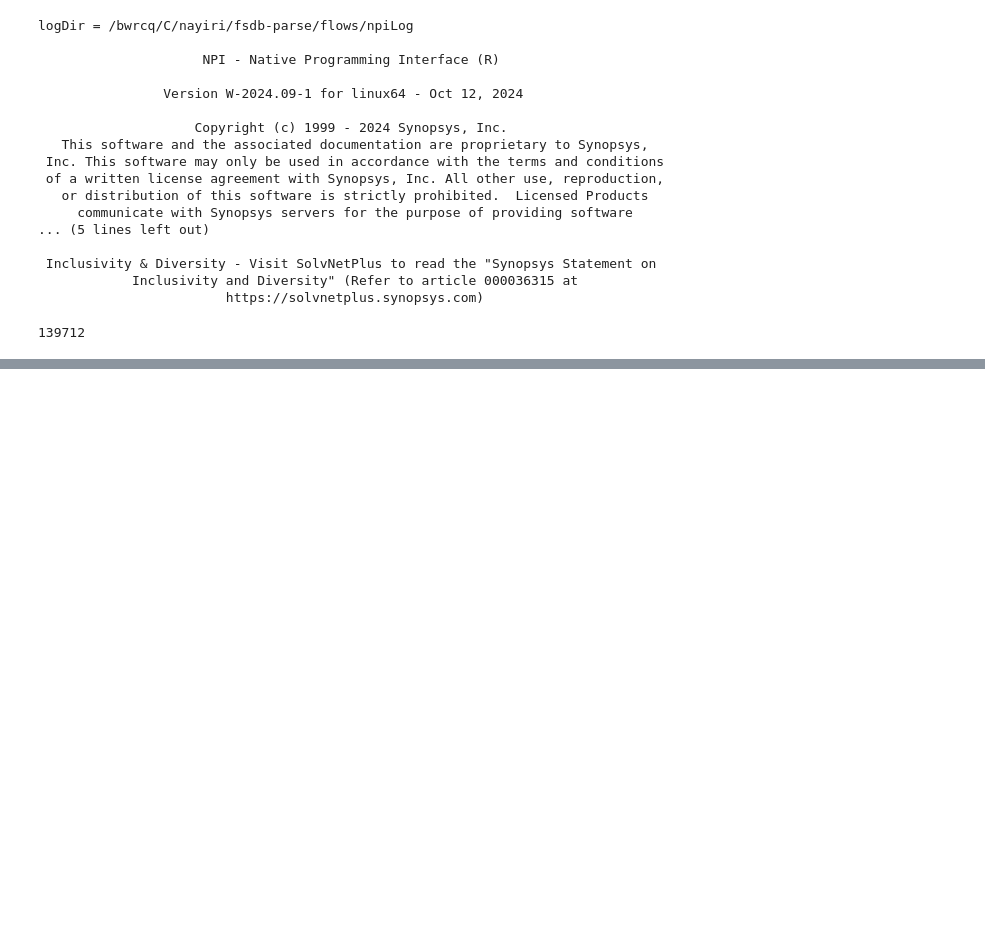
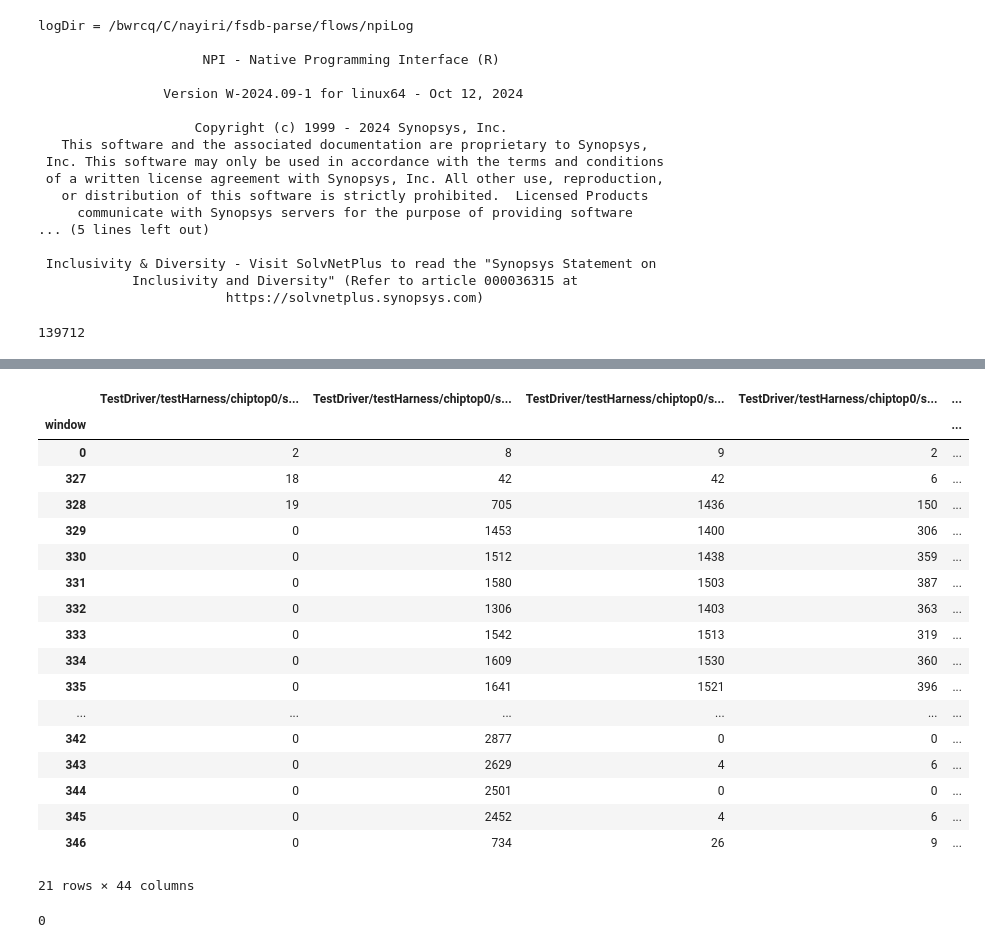
Before and after one commit to nayiri-k/fsdb-parse, a Jupyter notebook: flows/embed_intervals.ipynb, the cells around one changed output, grey strips where cells are left out. Drawn from its saved outputs; the diff is of its cells as text; code cells hidden in the pictures; blank space fills up the shorter version.

Commit message:
fixes to embedding flow, fully tested and working now

```diff
--- a/flows/embed_intervals.ipynb
+++ b/flows/embed_intervals.ipynb
@@ -11,6 +20,8 @@ from npi_wrapper import NPI
 rtl = 'Boom3w800MHz'
 fsdbfile = '/bwrcq/scratch/nayiri/power/chipyard-intech16-feb25/vlsi/output/chipyard.harness.TestHarness.Boom3w800MHz/towers.fsdb'
 cache_dpath = Path.cwd()/"out"
+embedding = 'toggles'
+# embedding = 'ones'
 cache_dpath
 # %% [output]
 PosixPath('/bwrcq/C/nayiri/fsdb-parse/flows/out')
@@ -93,0 +68,5 @@ towers (346, 4619)...
+# %%
+# generate siginfo for sig subset
+sigs_subset = [s.full_name() for s in all_sigs if '_nack' in s.name()]
+df_sigset = fsdbdata.generate_siginfo_sigset('all_nack',sigs_subset)
+len(sigs_subset),len(df_sigset),df_sigset['sigwidth'].sum()
@@ -93,0 +104,14 @@ towers (346, 4619)...
+# %%
+# generate embedding for sig subset
+import importlib
+importlib.reload(fsdbparse)
+from fsdbparse.fsdbparse import FSDBParse, FSDBData
+fsdbdata_emb = FSDBData(fsdbfile,rtl=rtl,
+                        cache_dpath=cache_dpath,
+                        windowlen=1250,embedding=embedding,
+                        sigset='all_nack',
+                        # print_only=True,
+                        overwrite=True,
+                        verbose=True)
+dfemb_1 = fsdbdata_emb.get_embedding()
+dfemb_1
@@ -93,0 +161,20 @@ towers (346, 4619)...
+# %%
+import importlib
+importlib.reload(fsdbparse.npi_wrapper)
+from fsdbparse.npi_wrapper import NPI
+# generate embedding with NPI (much slower)
+npi = NPI(fsdbfile)
+dfs = []
+for sns in df_sigset['signame']:
+    # if not sns.endswith('io_dmem_nack_0_bits_is_hella'): continue
+    sn = sns.split(',')[0].split('[')[0].replace('/','.')
+    df = npi.embed_signal(sn,start_ns=0,window_ns=1250,embedding=embedding)
+    dfs.append(df)
+
+dfemb_2_bits = pd.concat(dfs,axis=1).fillna(0).astype(np.uint16)
+grps = dfemb_2_bits.columns.str.split('-bit').str[0]
+dfemb_2 = dfemb_2_bits.groupby(grps,axis=1).sum().sort_index()
+sn2fullsn = {sn.replace('/','.').split('[')[0]: col for col in dfemb_1.columns for sn in col.split(',')}
+dfemb_2.columns = [sn2fullsn[sn] for sn in dfemb_2.columns]
+dfemb_2
+# %% [output]
@@ -93,0 +182,19 @@ towers (346, 4619)...
+|  | TestDriver/testHarness/chiptop0/s... | TestDriver/testHarness/chiptop0/s... | TestDriver/testHarness/chiptop0/s... | TestDriver/testHarness/chiptop0/s... | ... |
+| window |  |  |  |  | ... |
+| 0 | 2 | 8 | 9 | 2 | ... |
+| 327 | 18 | 42 | 42 | 6 | ... |
+| 328 | 19 | 705 | 1436 | 150 | ... |
+| 329 | 0 | 1453 | 1400 | 306 | ... |
+| 330 | 0 | 1512 | 1438 | 359 | ... |
+| 331 | 0 | 1580 | 1503 | 387 | ... |
+| 332 | 0 | 1306 | 1403 | 363 | ... |
+| 333 | 0 | 1542 | 1513 | 319 | ... |
+| 334 | 0 | 1609 | 1530 | 360 | ... |
+| 335 | 0 | 1641 | 1521 | 396 | ... |
+| ... | ... | ... | ... | ... | ... |
+| 342 | 0 | 2877 | 0 | 0 | ... |
+| 343 | 0 | 2629 | 4 | 6 | ... |
+| 344 | 0 | 2501 | 0 | 0 | ... |
+| 345 | 0 | 2452 | 4 | 6 | ... |
+| 346 | 0 | 734 | 26 | 9 | ... |
+21 rows × 44 columns
@@ -93,0 +215,13 @@ towers (346, 4619)...
+# %%
+diff = (df1.astype(np.int32) - df2.astype(np.int32))
+mismatched_cols = diff.columns[(diff != 0).any()]
+mismatched_rows = diff.index[(diff != 0).any(axis=1)]
+# diff[mismatched_cols]
+print(len(mismatched_cols))
+if len(mismatched_cols) > 0:
+    display(diff.loc[mismatched_rows,mismatched_cols],
+        df1.loc[mismatched_rows,mismatched_cols],
+        df2.loc[mismatched_rows,mismatched_cols],
+        fsdbdata.siginfo.reset_index().set_index('signame').loc[mismatched_cols])
+# %% [output]
+0
```
Also changed, not shown: parts of 13 cells of this notebook, 6 other files.
